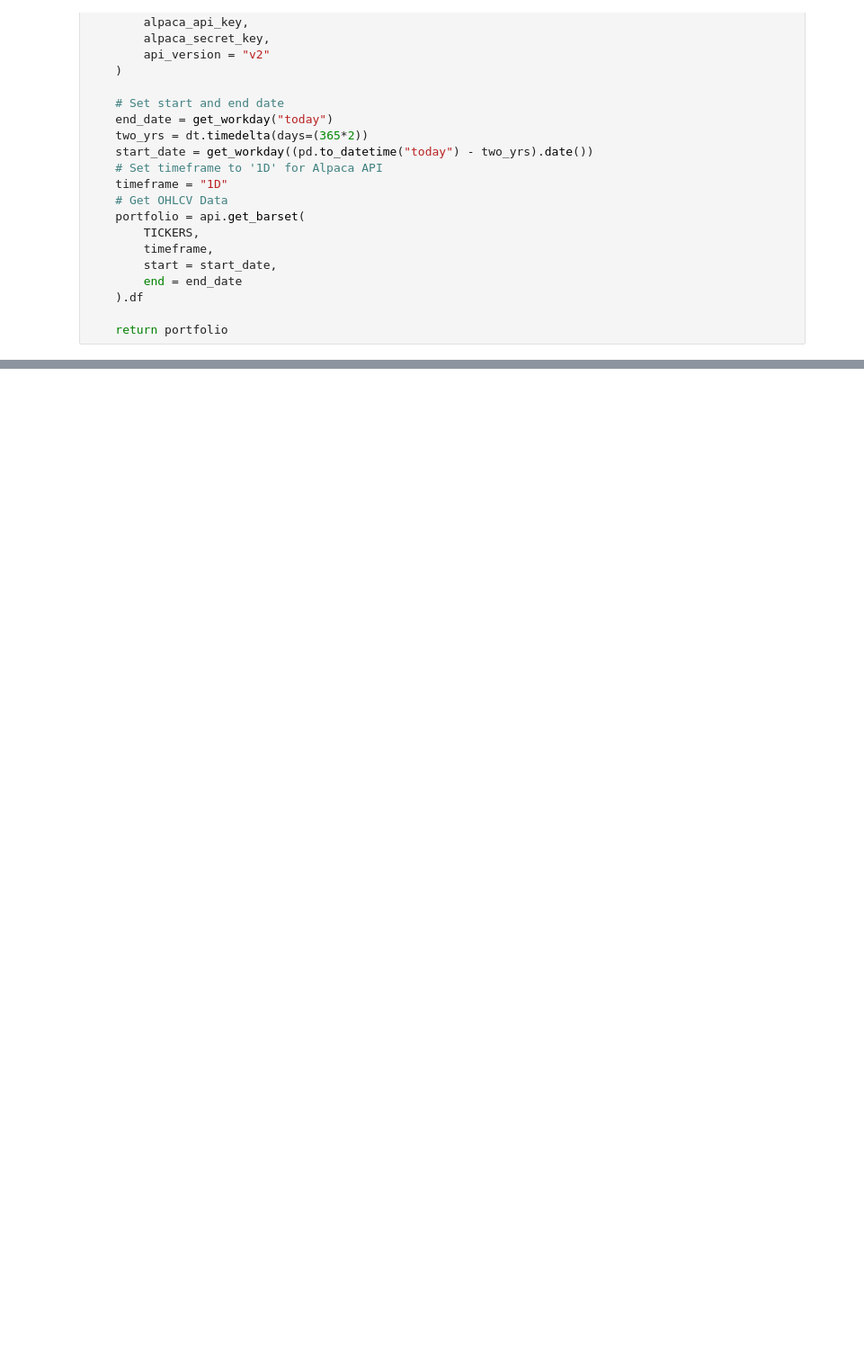
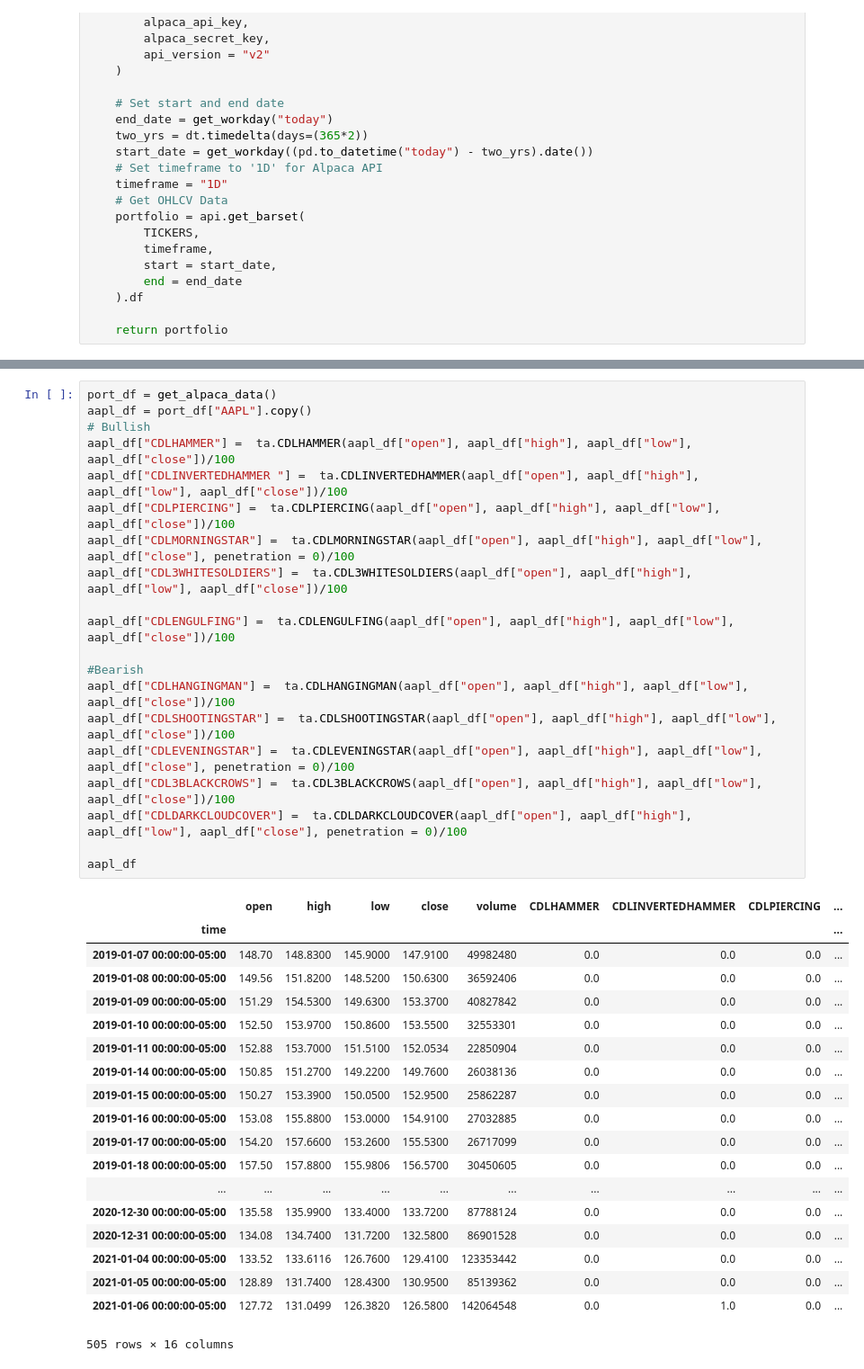
Before and after one commit to tsanpitak/Project_2, a Jupyter notebook: Tee.ipynb, the cells around one changed output, grey strips where cells are left out. Shown: that part at 90% size. Drawn from its saved outputs; the diff is of its cells as text; blank space fills up the shorter version.

```diff
--- a/Tee.ipynb
+++ b/Tee.ipynb
@@ -82,0 +59,40 @@ l_port
+# %%
+port_df = get_alpaca_data()
+aapl_df = port_df["AAPL"].copy()
+# Bullish
+aapl_df["CDLHAMMER"] =  ta.CDLHAMMER(aapl_df["open"], aapl_df["high"], aapl_df["low"], aapl_df["close"])/100
+aapl_df["CDLINVERTEDHAMMER "] =  ta.CDLINVERTEDHAMMER(aapl_df["open"], aapl_df["high"], aapl_df["low"], aapl_df["close"])/100
+aapl_df["CDLPIERCING"] =  ta.CDLPIERCING(aapl_df["open"], aapl_df["high"], aapl_df["low"], aapl_df["close"])/100
+aapl_df["CDLMORNINGSTAR"] =  ta.CDLMORNINGSTAR(aapl_df["open"], aapl_df["high"], aapl_df["low"], aapl_df["close"], penetration = 0)/100
+aapl_df["CDL3WHITESOLDIERS"] =  ta.CDL3WHITESOLDIERS(aapl_df["open"], aapl_df["high"], aapl_df["low"], aapl_df["close"])/100
+
+aapl_df["CDLENGULFING"] =  ta.CDLENGULFING(aapl_df["open"], aapl_df["high"], aapl_df["low"], aapl_df["close"])/100
+
+#Bearish
+aapl_df["CDLHANGINGMAN"] =  ta.CDLHANGINGMAN(aapl_df["open"], aapl_df["high"], aapl_df["low"], aapl_df["close"])/100
+aapl_df["CDLSHOOTINGSTAR"] =  ta.CDLSHOOTINGSTAR(aapl_df["open"], aapl_df["high"], aapl_df["low"], aapl_df["close"])/100
+aapl_df["CDLEVENINGSTAR"] =  ta.CDLEVENINGSTAR(aapl_df["open"], aapl_df["high"], aapl_df["low"], aapl_df["close"], penetration = 0)/100
+aapl_df["CDL3BLACKCROWS"] =  ta.CDL3BLACKCROWS(aapl_df["open"], aapl_df["high"], aapl_df["low"], aapl_df["close"])/100
+aapl_df["CDLDARKCLOUDCOVER"] =  ta.CDLDARKCLOUDCOVER(aapl_df["open"], aapl_df["high"], aapl_df["low"], aapl_df["close"], penetration = 0)/100
+
+aapl_df
+# %% [output]
+|  | open | high | low | close | volume | CDLHAMMER | CDLINVERTEDHAMMER | CDLPIERCING | ... |
+| time |  |  |  |  |  |  |  |  | ... |
+| 2019-01-07 00:00:00-05:00 | 148.70 | 148.8300 | 145.9000 | 147.9100 | 49982480 | 0.0 | 0.0 | 0.0 | ... |
+| 2019-01-08 00:00:00-05:00 | 149.56 | 151.8200 | 148.5200 | 150.6300 | 36592406 | 0.0 | 0.0 | 0.0 | ... |
+| 2019-01-09 00:00:00-05:00 | 151.29 | 154.5300 | 149.6300 | 153.3700 | 40827842 | 0.0 | 0.0 | 0.0 | ... |
+| 2019-01-10 00:00:00-05:00 | 152.50 | 153.9700 | 150.8600 | 153.5500 | 32553301 | 0.0 | 0.0 | 0.0 | ... |
+| 2019-01-11 00:00:00-05:00 | 152.88 | 153.7000 | 151.5100 | 152.0534 | 22850904 | 0.0 | 0.0 | 0.0 | ... |
+| 2019-01-14 00:00:00-05:00 | 150.85 | 151.2700 | 149.2200 | 149.7600 | 26038136 | 0.0 | 0.0 | 0.0 | ... |
+| 2019-01-15 00:00:00-05:00 | 150.27 | 153.3900 | 150.0500 | 152.9500 | 25862287 | 0.0 | 0.0 | 0.0 | ... |
+| 2019-01-16 00:00:00-05:00 | 153.08 | 155.8800 | 153.0000 | 154.9100 | 27032885 | 0.0 | 0.0 | 0.0 | ... |
+| 2019-01-17 00:00:00-05:00 | 154.20 | 157.6600 | 153.2600 | 155.5300 | 26717099 | 0.0 | 0.0 | 0.0 | ... |
+| 2019-01-18 00:00:00-05:00 | 157.50 | 157.8800 | 155.9806 | 156.5700 | 30450605 | 0.0 | 0.0 | 0.0 | ... |
+| ... | ... | ... | ... | ... | ... | ... | ... | ... | ... |
+| 2020-12-30 00:00:00-05:00 | 135.58 | 135.9900 | 133.4000 | 133.7200 | 87788124 | 0.0 | 0.0 | 0.0 | ... |
+| 2020-12-31 00:00:00-05:00 | 134.08 | 134.7400 | 131.7200 | 132.5800 | 86901528 | 0.0 | 0.0 | 0.0 | ... |
+| 2021-01-04 00:00:00-05:00 | 133.52 | 133.6116 | 126.7600 | 129.4100 | 123353442 | 0.0 | 0.0 | 0.0 | ... |
+| 2021-01-05 00:00:00-05:00 | 128.89 | 131.7400 | 128.4300 | 130.9500 | 85139362 | 0.0 | 0.0 | 0.0 | ... |
+| 2021-01-06 00:00:00-05:00 | 127.72 | 131.0499 | 126.3820 | 126.5800 | 142064548 | 0.0 | 1.0 | 0.0 | ... |
+505 rows × 16 columns
```
Also changed, not shown: parts of 1 cell of this notebook.
